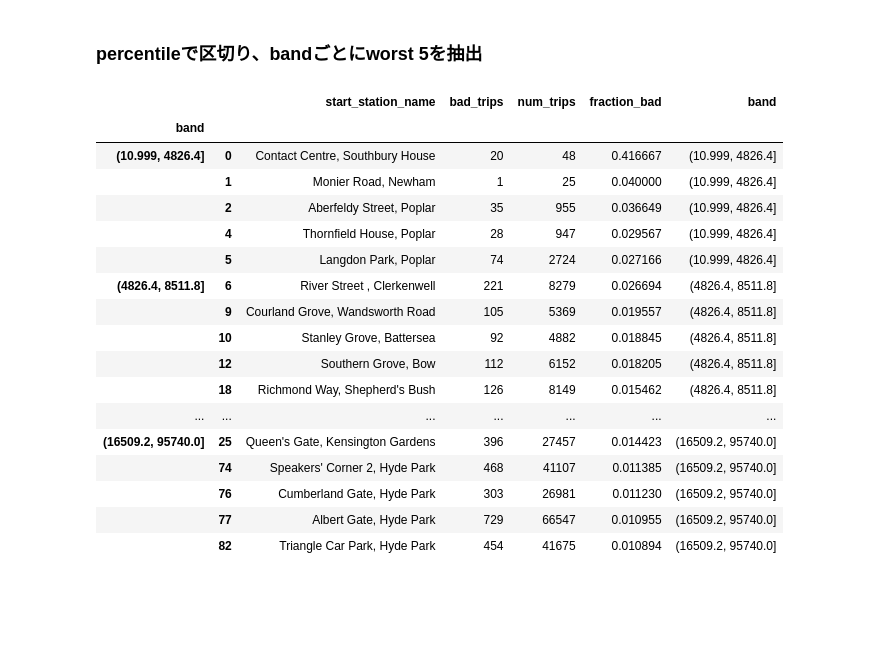
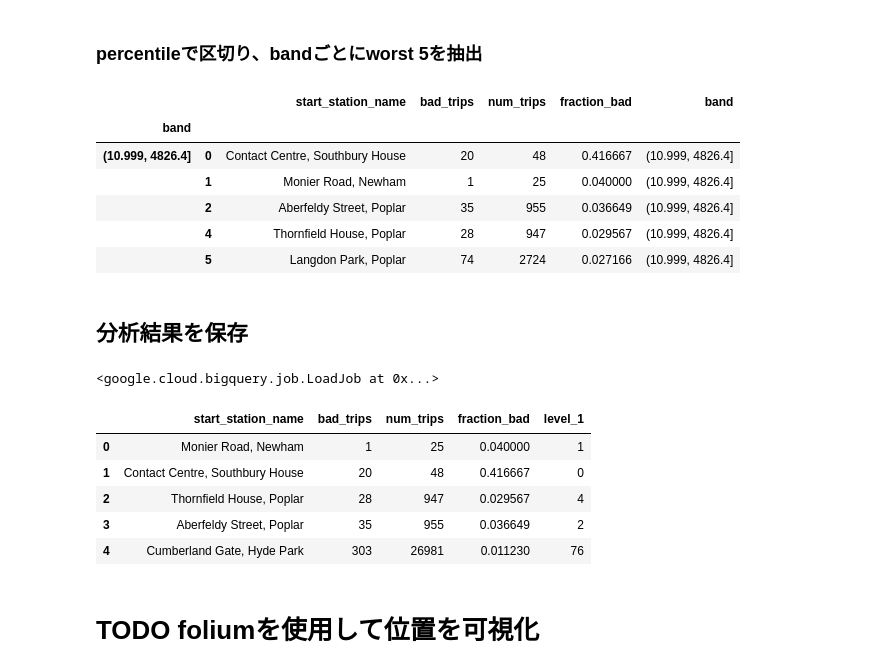
Before and after one commit to hiroaki8388/gcp, a Jupyter notebook: bq-definitive-guide/Ch5/Ch5.ipynb, the cells around one changed output. Saved outputs shown, nothing was run; the diff lists cells and outputs as text; code cells hidden in the pictures; blank space fills up the shorter version.

```diff
--- a/bq-definitive-guide/Ch5/Ch5.ipynb
+++ b/bq-definitive-guide/Ch5/Ch5.ipynb
@@ -253,23 +255,22 @@ ax.set_ylim(0,0.05)
 ### percentileで区切り、bandごとにworst 5を抽出
 # %%
 badtrips['band']=pd.qcut(badtrips['num_trips'], 5)
-badtrips.groupby('band').apply(lambda x:x.sort_values('fraction_bad', ascending=False).head())
+badtrips_=badtrips.groupby('band').apply(lambda x:x.sort_values('fraction_bad', ascending=False).head())
+badtrips_.head()
 # %% [output]
 |  |  | start_station_name | bad_trips | num_trips | fraction_bad | band |
 | band |  |  |  |  |  |  |
 | (10.999, 4826.4] | 0 | Contact Centre, Southbury House | 20 | 48 | 0.416667 | (10.999, 4826.4] |
 |  | 1 | Monier Road, Newham | 1 | 25 | 0.040000 | (10.999, 4826.4] |
 |  | 2 | Aberfeldy Street, Poplar | 35 | 955 | 0.036649 | (10.999, 4826.4] |
 |  | 4 | Thornfield House, Poplar | 28 | 947 | 0.029567 | (10.999, 4826.4] |
 |  | 5 | Langdon Park, Poplar | 74 | 2724 | 0.027166 | (10.999, 4826.4] |
-| (4826.4, 8511.8] | 6 | River Street , Clerkenwell | 221 | 8279 | 0.026694 | (4826.4, 8511.8] |
-|  | 9 | Courland Grove, Wandsworth Road | 105 | 5369 | 0.019557 | (4826.4, 8511.8] |
-|  | 10 | Stanley Grove, Battersea | 92 | 4882 | 0.018845 | (4826.4, 8511.8] |
-|  | 12 | Southern Grove, Bow | 112 | 6152 | 0.018205 | (4826.4, 8511.8] |
-|  | 18 | Richmond Way, Shepherd's Bush | 126 | 8149 | 0.015462 | (4826.4, 8511.8] |
-| ... | ... | ... | ... | ... | ... | ... |
-| (16509.2, 95740.0] | 25 | Queen's Gate, Kensington Gardens | 396 | 27457 | 0.014423 | (16509.2, 95740.0] |
-|  | 74 | Speakers' Corner 2, Hyde Park | 468 | 41107 | 0.011385 | (16509.2, 95740.0] |
-|  | 76 | Cumberland Gate, Hyde Park | 303 | 26981 | 0.011230 | (16509.2, 95740.0] |
-|  | 77 | Albert Gate, Hyde Park | 729 | 66547 | 0.010955 | (16509.2, 95740.0] |
-|  | 82 | Triangle Car Park, Hyde Park | 454 | 41675 | 0.010894 | (16509.2, 95740.0] |
+# %% [markdown]
+## 分析結果を保存
+# %%
+badtrips_ = badtrips_.drop('band', axis=1)
+table_id = 'scalable-data-science.bq_ch05.bad_bikes'
+job = bq.load_table_from_dataframe(badtrips_, table_id)
+job.result()
+# %% [output]
+<google.cloud.bigquery.job.LoadJob at 0x...>
@@ -275,0 +280,11 @@ badtrips.groupby('band').apply(lambda x:x.sort_values('fraction_bad', ascending=
+# %%
+result.head()
+# %% [output]
+|  | start_station_name | bad_trips | num_trips | fraction_bad | level_1 |
+| 0 | Monier Road, Newham | 1 | 25 | 0.040000 | 1 |
+| 1 | Contact Centre, Southbury House | 20 | 48 | 0.416667 | 0 |
+| 2 | Thornfield House, Poplar | 28 | 947 | 0.029567 | 4 |
+| 3 | Aberfeldy Street, Poplar | 35 | 955 | 0.036649 | 2 |
+| 4 | Cumberland Gate, Hyde Park | 303 | 26981 | 0.011230 | 76 |
+# %% [markdown]
+# TODO foliumを使用して位置を可視化
```
Also changed, not shown: parts of 3 cells of this notebook.
